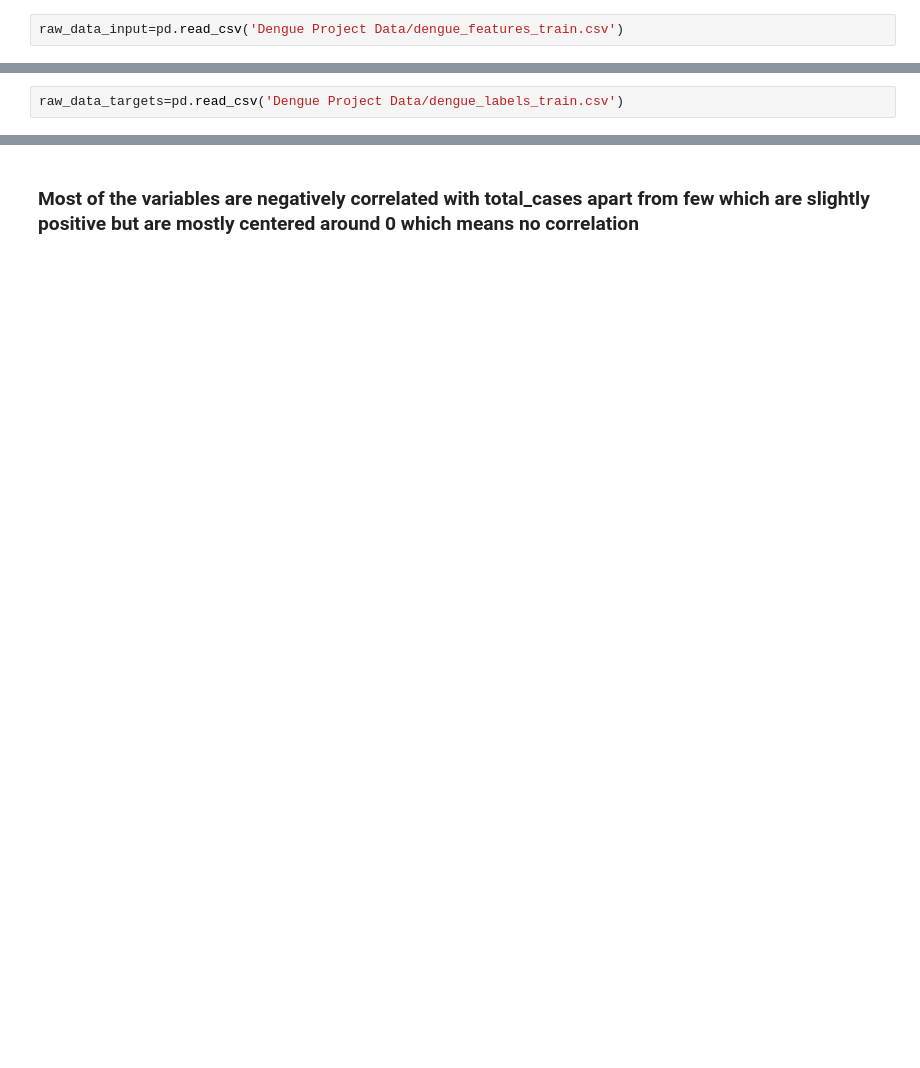
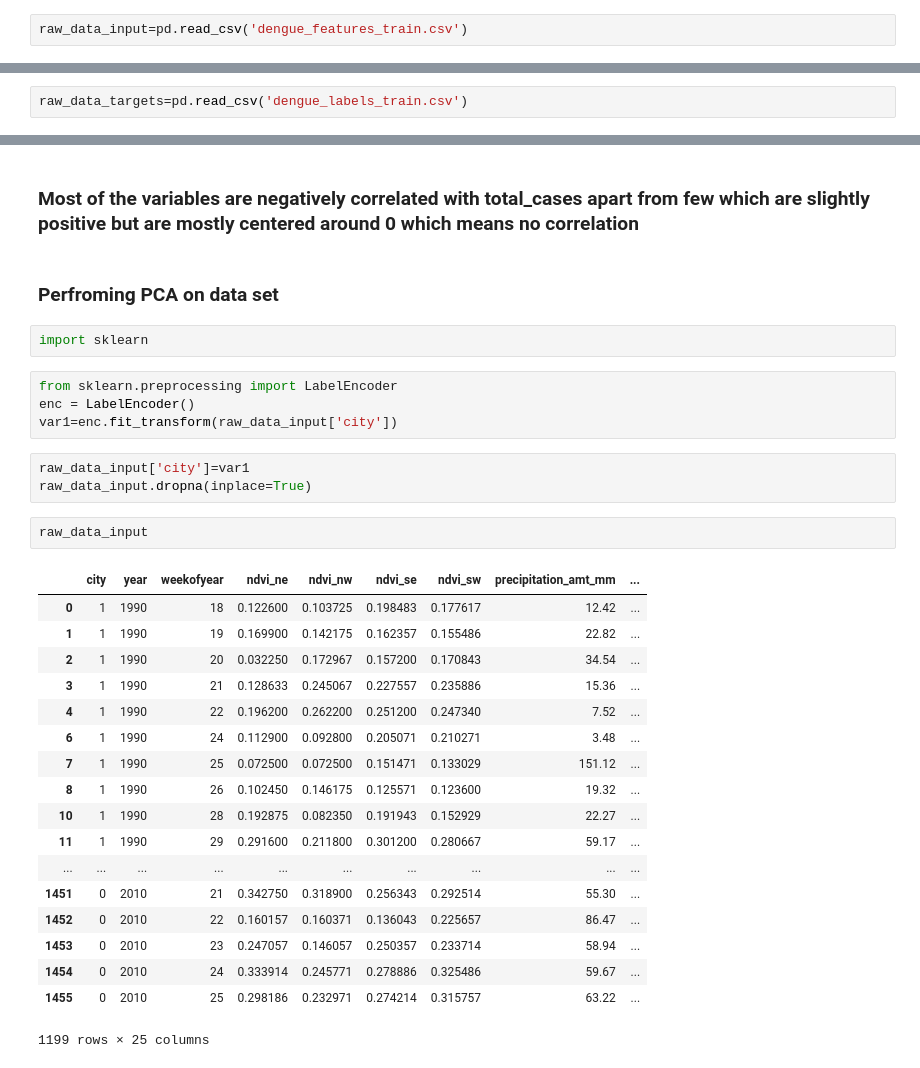
Before and after one commit to ArsalanGul/DengueCasesPrediction, a Jupyter notebook: Visualization with Plotly.ipynb, the cells around one changed output, grey strips where cells are left out. Cells and saved outputs as stored; diff of their text form; blank space fills up the shorter version.

```diff
--- a/Visualization with Plotly.ipynb
+++ b/Visualization with Plotly.ipynb
@@ -12,5 +34,5 @@ init_notebook_mode(connected=True)
 # %%
-raw_data_input=pd.read_csv('Dengue Project Data/dengue_features_train.csv')
+raw_data_input=pd.read_csv('dengue_features_train.csv')
 # %%
 raw_data_input
 # %% [output]
@@ -35,2 +71,2 @@ raw_data_input
 # %%
-raw_data_targets=pd.read_csv('Dengue Project Data/dengue_labels_train.csv')
+raw_data_targets=pd.read_csv('dengue_labels_train.csv')
@@ -109,3 +164,35 @@ corr_matrix.iplot(kind='heatmap',colorscale='spectral')
 [interactive output not drawn]
 # %% [markdown]
 ### Most of the variables are negatively correlated with total_cases apart from few which are slightly positive but are mostly centered around 0 which means no correlation
+# %% [markdown]
+### Perfroming  PCA on data set
+# %%
+import sklearn
+# %%
+from sklearn.preprocessing import LabelEncoder
+enc = LabelEncoder()
+var1=enc.fit_transform(raw_data_input['city'])
+# %%
+raw_data_input['city']=var1
+raw_data_input.dropna(inplace=True)
+# %%
+raw_data_input
+# %% [output]
+|  | city | year | weekofyear | ndvi_ne | ndvi_nw | ndvi_se | ndvi_sw | precipitation_amt_mm | ... |
+| 0 | 1 | 1990 | 18 | 0.122600 | 0.103725 | 0.198483 | 0.177617 | 12.42 | ... |
+| 1 | 1 | 1990 | 19 | 0.169900 | 0.142175 | 0.162357 | 0.155486 | 22.82 | ... |
+| 2 | 1 | 1990 | 20 | 0.032250 | 0.172967 | 0.157200 | 0.170843 | 34.54 | ... |
+| 3 | 1 | 1990 | 21 | 0.128633 | 0.245067 | 0.227557 | 0.235886 | 15.36 | ... |
+| 4 | 1 | 1990 | 22 | 0.196200 | 0.262200 | 0.251200 | 0.247340 | 7.52 | ... |
+| 6 | 1 | 1990 | 24 | 0.112900 | 0.092800 | 0.205071 | 0.210271 | 3.48 | ... |
+| 7 | 1 | 1990 | 25 | 0.072500 | 0.072500 | 0.151471 | 0.133029 | 151.12 | ... |
+| 8 | 1 | 1990 | 26 | 0.102450 | 0.146175 | 0.125571 | 0.123600 | 19.32 | ... |
+| 10 | 1 | 1990 | 28 | 0.192875 | 0.082350 | 0.191943 | 0.152929 | 22.27 | ... |
+| 11 | 1 | 1990 | 29 | 0.291600 | 0.211800 | 0.301200 | 0.280667 | 59.17 | ... |
+| ... | ... | ... | ... | ... | ... | ... | ... | ... | ... |
+| 1451 | 0 | 2010 | 21 | 0.342750 | 0.318900 | 0.256343 | 0.292514 | 55.30 | ... |
+| 1452 | 0 | 2010 | 22 | 0.160157 | 0.160371 | 0.136043 | 0.225657 | 86.47 | ... |
+| 1453 | 0 | 2010 | 23 | 0.247057 | 0.146057 | 0.250357 | 0.233714 | 58.94 | ... |
+| 1454 | 0 | 2010 | 24 | 0.333914 | 0.245771 | 0.278886 | 0.325486 | 59.67 | ... |
+| 1455 | 0 | 2010 | 25 | 0.298186 | 0.232971 | 0.274214 | 0.315757 | 63.22 | ... |
+1199 rows × 25 columns
```
Also changed, not shown: parts of 17 cells of this notebook.
